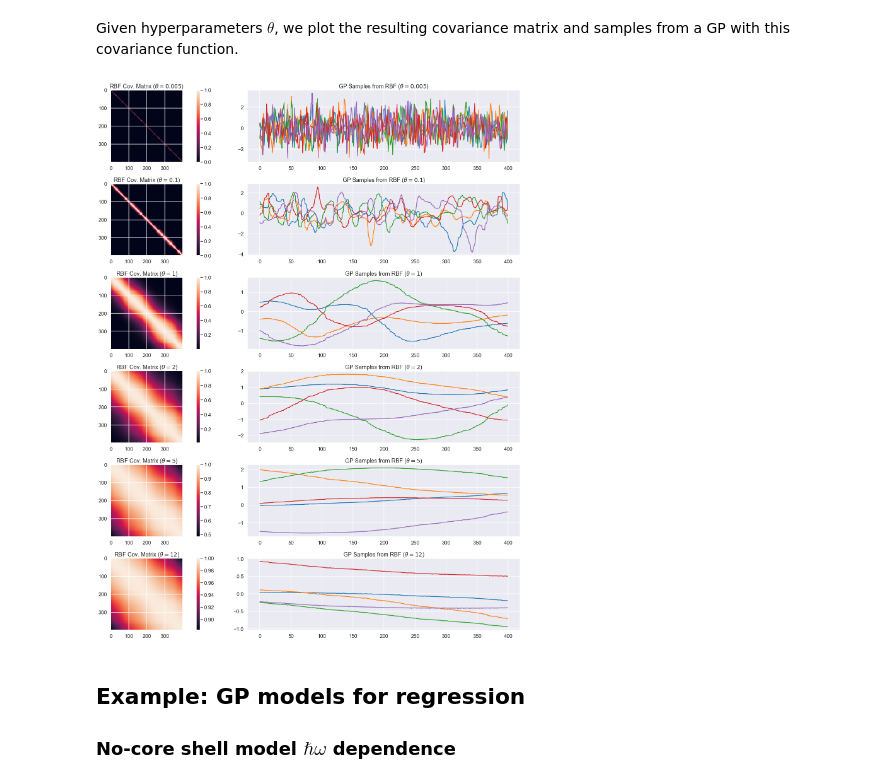
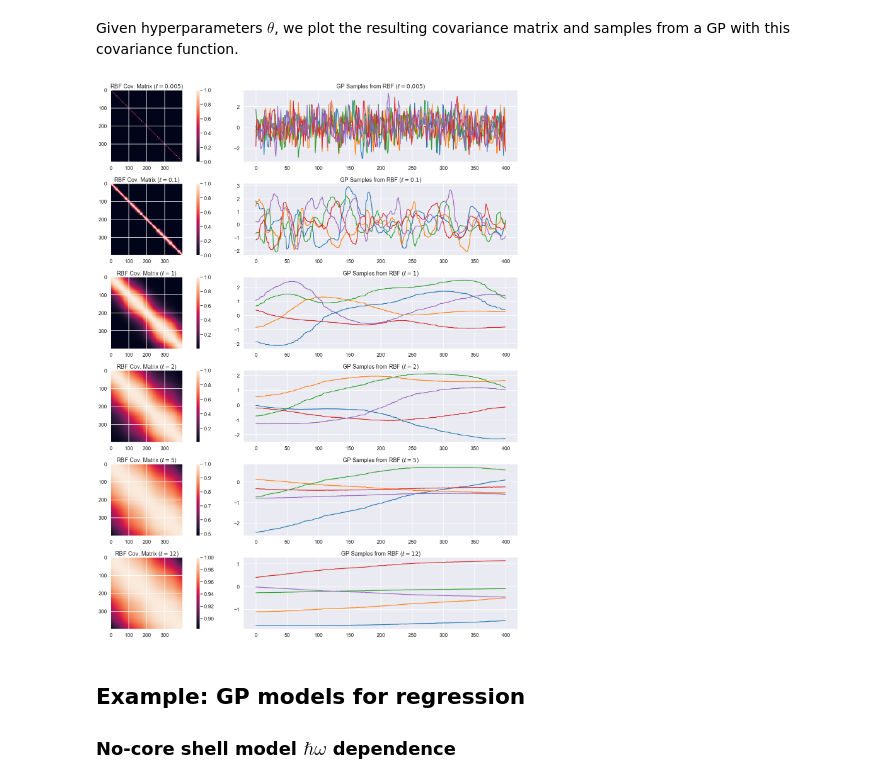
Before and after one commit to physics-chalmers/tif285, a Jupyter notebook: doc/LectureNotes/_build/jupyter_execute/content/MachineLearning/GP/demo-GaussianProcesses.ipynb, the cells around one changed output. Cells and saved outputs as stored; diff of their text form; code cells hidden in the pictures.

```diff
--- a/doc/LectureNotes/_build/jupyter_execute/content/MachineLearning/GP/demo-GaussianProcesses.ipynb
+++ b/doc/LectureNotes/_build/jupyter_execute/content/MachineLearning/GP/demo-GaussianProcesses.ipynb
@@ -279,33 +282,33 @@ Given hyperparameters $\theta$, we plot the resulting covariance matrix and samp
 # %%
 X = np.sort(np.random.rand(400, 1) * 6 , axis=0)
 
 params_rbf    = [0.005, 0.1, 1, 2, 5, 12]
 K = len(params_rbf)
 
 num_samples=5
 plt.figure(figsize=(25,25))
 j=1
 for i in range(K):
     plt.subplot(K,2,j)
     K_rbf = cov_RBF(X,X,alpha=np.array([1,params_rbf[i]]))
     plt.imshow(K_rbf)
     plt.colorbar()
-    plt.gca().set_title(rf'RBF Cov. Matrix ($\theta={params_rbf[i]}$)')
+    plt.gca().set_title(rf'RBF Cov. Matrix ($\ell={params_rbf[i]}$)')
 
     plt.subplot(K,2,j+1)
     # Assume a GP with zero mean
     mu=np.zeros((1,K_rbf.shape[0]))[0,:]
     for s in range(num_samples):
         # Jitter is a small noise addition to the diagonal elements to ensure positive definiteness
         jitter = 1e-5*np.eye(K_rbf.shape[0])
         sample = np.random.multivariate_normal(mean=mu, cov=K_rbf+jitter)
         plt.plot(sample)
-    plt.gca().set_title(rf'GP Samples from RBF ($\theta={params_rbf[i]}$)')
+    plt.gca().set_title(rf'GP Samples from RBF ($\ell={params_rbf[i]}$)')
     j+=2
 
 plt.tight_layout()
 # %% [output]
-[figure, old version]
+[figure, new version]
 # %% [markdown]
 ## Example: GP models for regression
 ### No-core shell model $\hbar\omega$ dependence
```
Also changed, not shown: parts of 8 cells of this notebook, 21 other files.
